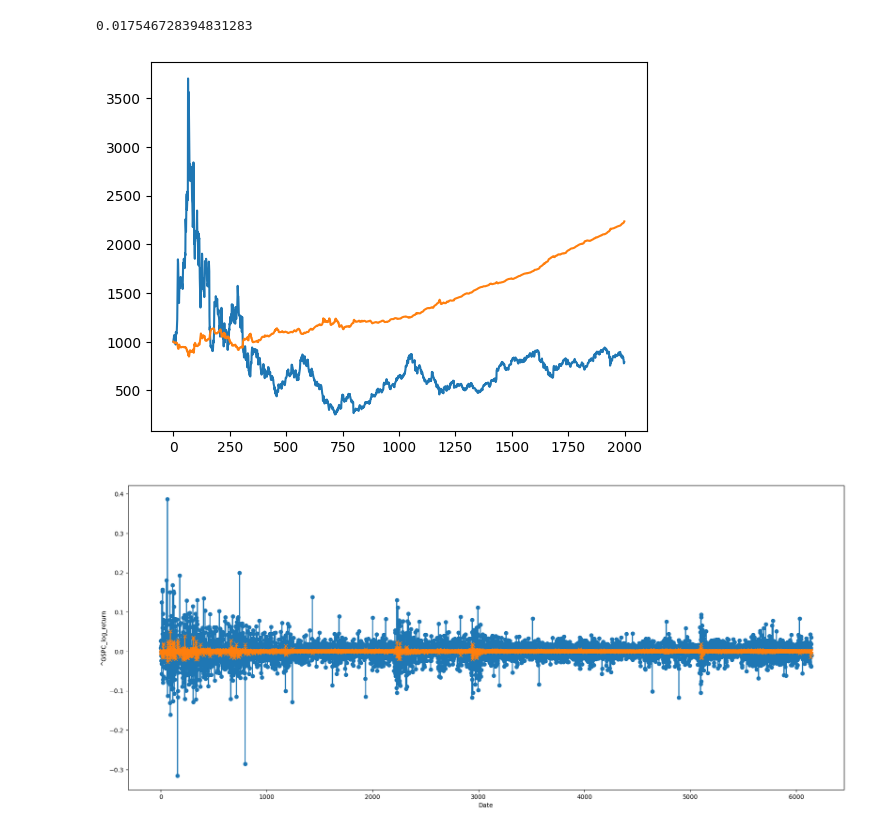
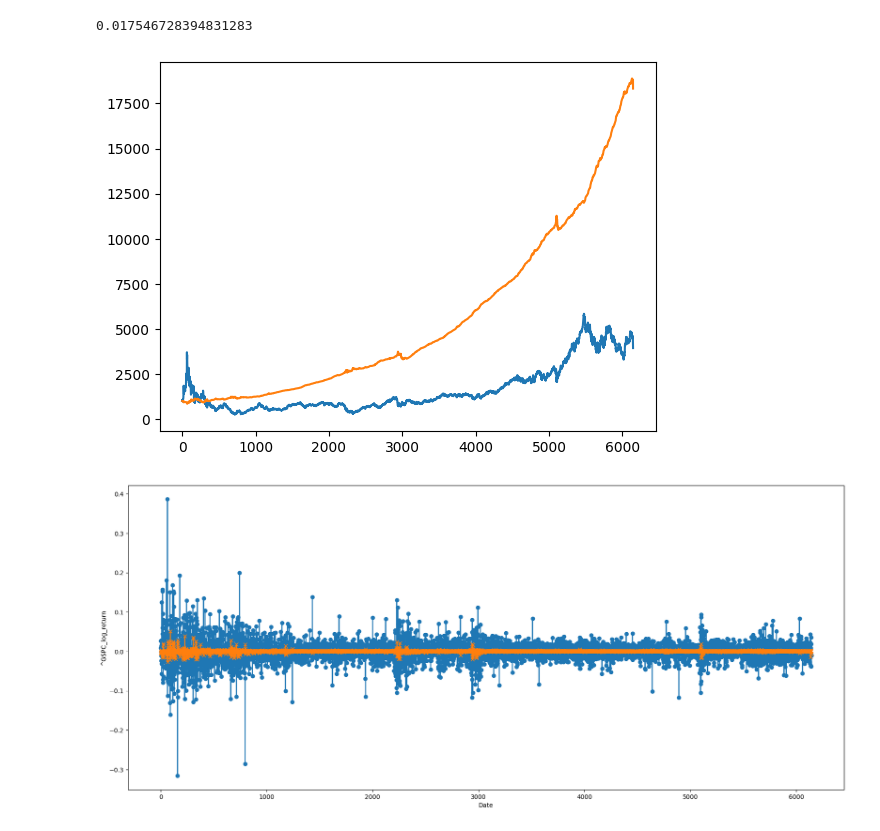
Before and after one commit to Nacnano/stock-machine-learning-project, a Jupyter notebook: LSTM4.ipynb, the cells around one changed output. Cells and saved outputs as stored; diff of their text form; code cells hidden in the pictures.

```diff
--- a/LSTM4.ipynb
+++ b/LSTM4.ipynb
@@ -350,36 +350,37 @@ real = [1000]
 predict = [1000]
 price = 1000
 
 feed_queue = list(range(plot_dataset.__len__()))
 rd.shuffle(feed_queue)
 predict_output = []
 real_output = []
 with torch.no_grad() :
     for i in tqdm(range(0,plot_dataset.__len__(),configs["batch_size"])) :
         close_price_input = []
         close_price_target = []
         for j in range(configs["batch_size"]) :
             input,target = plot_dataset.__getitem__(i + j)
             close_price_input.append(input[None,4,:,None])
             close_price_target.append(target[4].numpy())
         close_price_input = torch.cat(close_price_input).to(device)
 
         output = best_model(close_price_input)
         output = output.to(torch.device("cpu")).numpy()
 
         for j in range(configs["batch_size"]) :
             real_output.append(math.exp(close_price_target[j][0]))
             predict_output.append(math.exp(output[j][0]))
 
 for i in range(len(predict_output)) :
     predict.append(predict[-1] * predict_output[i])
     real.append(real[-1] * real_output[i])
 
-plt.plot(real[0:2000])
-plt.plot(predict[0:2000])
+plt.figure(figure=(21,5))
+plt.plot(real)
+plt.plot(predict)
 plt.show()
 # %% [output]
-[figure, old version]
+[figure, new version]
 # %%
 log_real_output = list(map(math.log,real_output))
 log_predict_output = list(map(math.log,predict_output))
```
Also changed, not shown: 2 other files.
